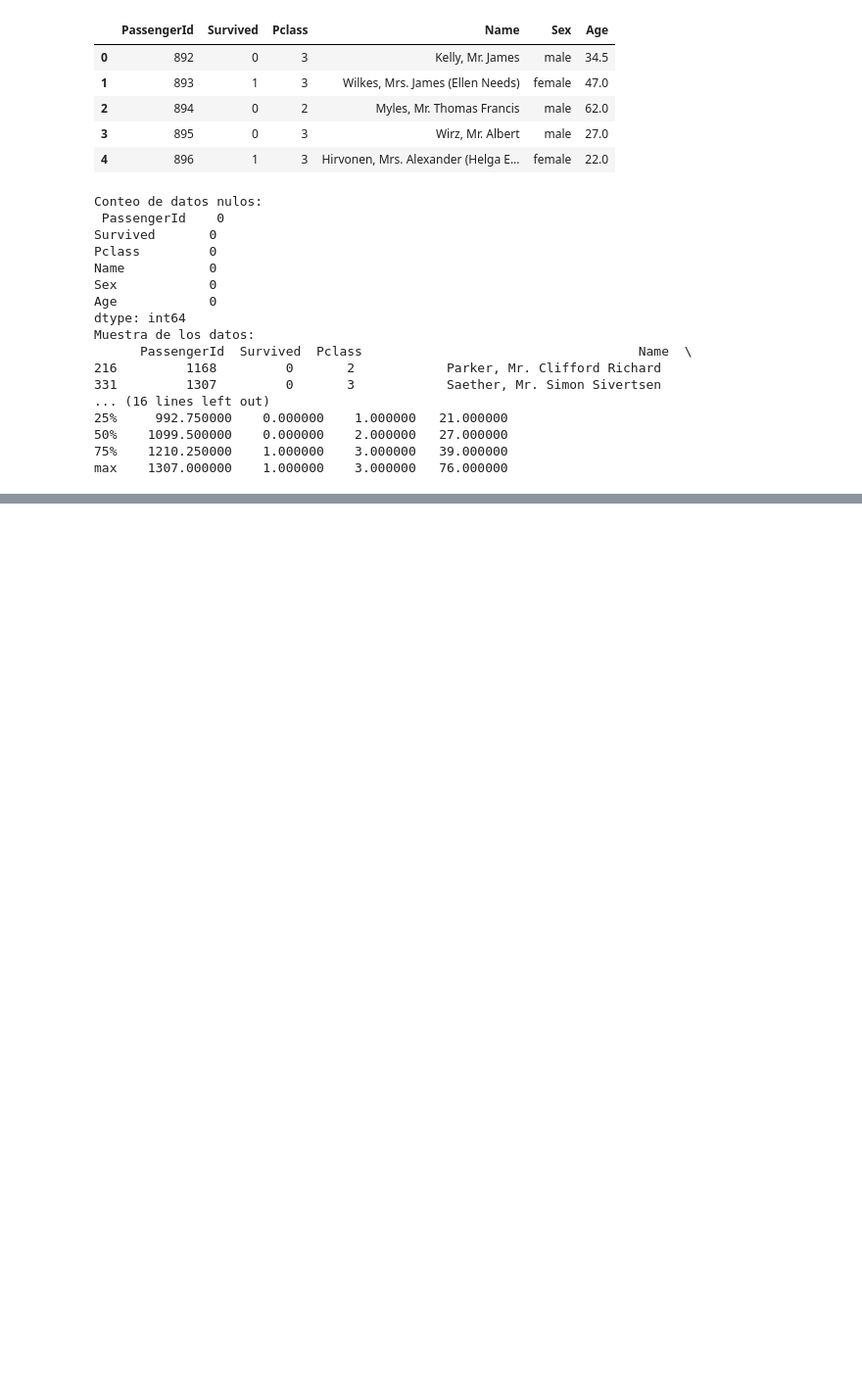
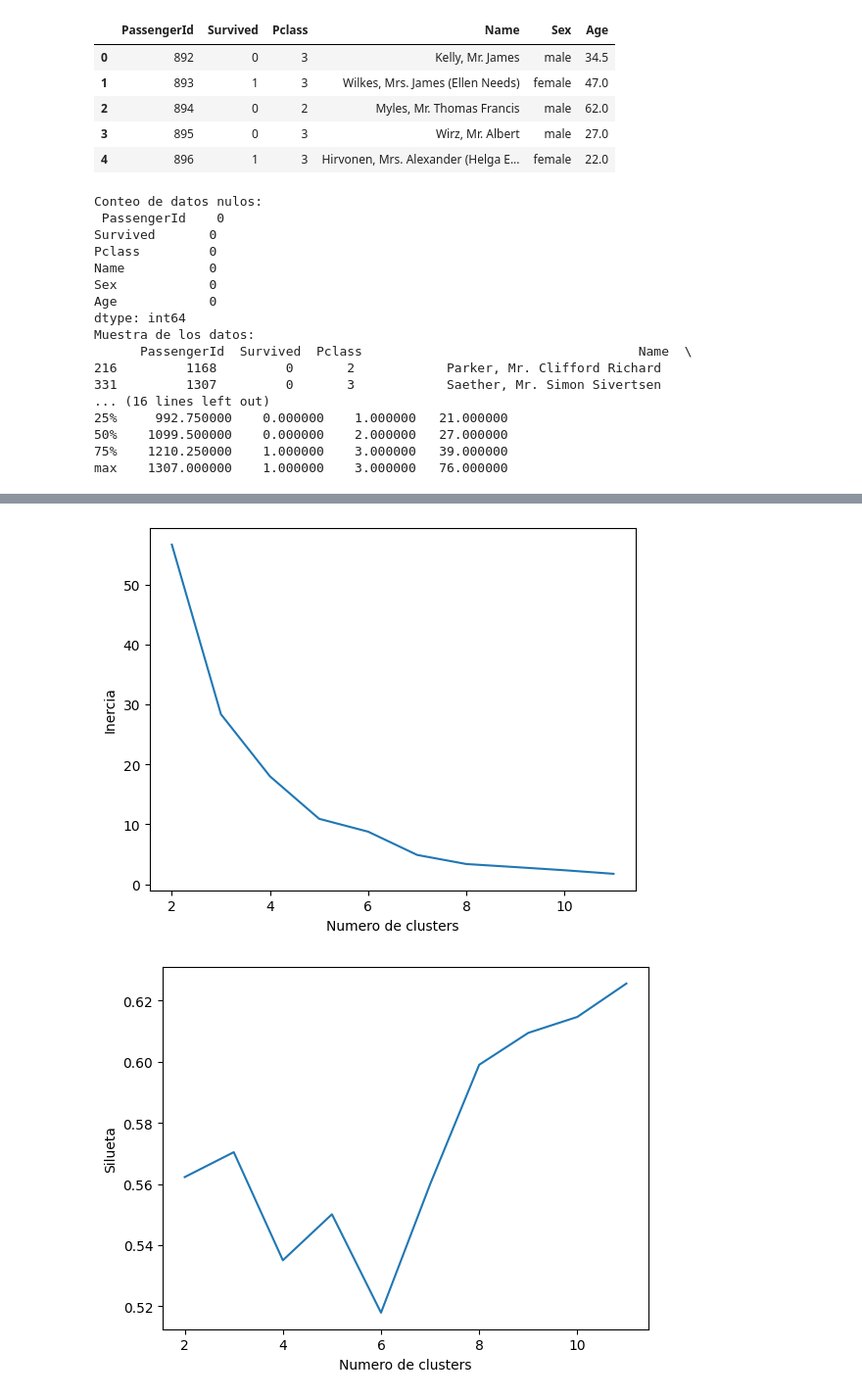
Before and after one commit to Alejo-P/Fundamentos-IA, a Jupyter notebook: T3-Aprendizaje-Automatico/programa.ipynb, the cells around one changed output, grey strips where cells are left out. Shown at 98% size. Drawn from its saved outputs; the diff is of its cells as text; code cells hidden in the pictures; blank space fills up the shorter version.

```diff
--- a/T3-Aprendizaje-Automatico/programa.ipynb
+++ b/T3-Aprendizaje-Automatico/programa.ipynb
@@ -155,0 +254,3 @@ set_titanic['Sex'] = set_titanic['Sex'].astype(int)
+# %%
+set_mall_costumers = pd.read_csv('DataSet/mall_customers.csv')
+set_mall_costumers.head(5)
@@ -155,0 +291,4 @@ set_titanic['Sex'] = set_titanic['Sex'].astype(int)
+# %%
+# Eliminar las columnas 'CustomerID'
+set_mall_costumers = set_mall_costumers.drop(['CustomerID'], axis=1)
+set_mall_costumers.head(5)
@@ -155,0 +302,35 @@ set_titanic['Sex'] = set_titanic['Sex'].astype(int)
+# %%
+# Remplazar los valores de la columna Genre a 1 si es mujer y 0 si es hombre
+set_mall_costumers['Genre'] = set_mall_costumers['Genre'].replace('Female', 0)
+set_mall_costumers['Genre'] = set_mall_costumers['Genre'].replace('Male', 1)
+set_mall_costumers['Genre'] = set_mall_costumers['Genre'].astype(int)
+# %%
+# Normalizar los datos
+X = set_mall_costumers.values
+X = (X - X.mean()) / X.std()
+# %%
+# Curva de codo (Determinar el numero de clusters)
+from sklearn.cluster import KMeans
+import matplotlib.pyplot as plt
+from sklearn.metrics import silhouette_score
+
+inercias = []
+clusters = np.arange(2, 12, dtype=int)
+siluetas = []
+for i in clusters:
+    modelo = KMeans(n_clusters=i, random_state=100)
+    modelo.fit(X)
+    inercias.append(modelo.inertia_)
+    siluetas.append(silhouette_score(X, modelo.labels_))
+plt.plot(clusters, inercias)
+plt.xlabel("Numero de clusters")
+plt.ylabel("Inercia")
+plt.show()
+print("\n"*2)
+plt.plot(clusters, siluetas)
+plt.xlabel("Numero de clusters")
+plt.ylabel("Silueta")
+plt.show()
+# %% [output]
+[figure, added]
+[figure, added]
```
Also changed, not shown: parts of 25 cells of this notebook.
